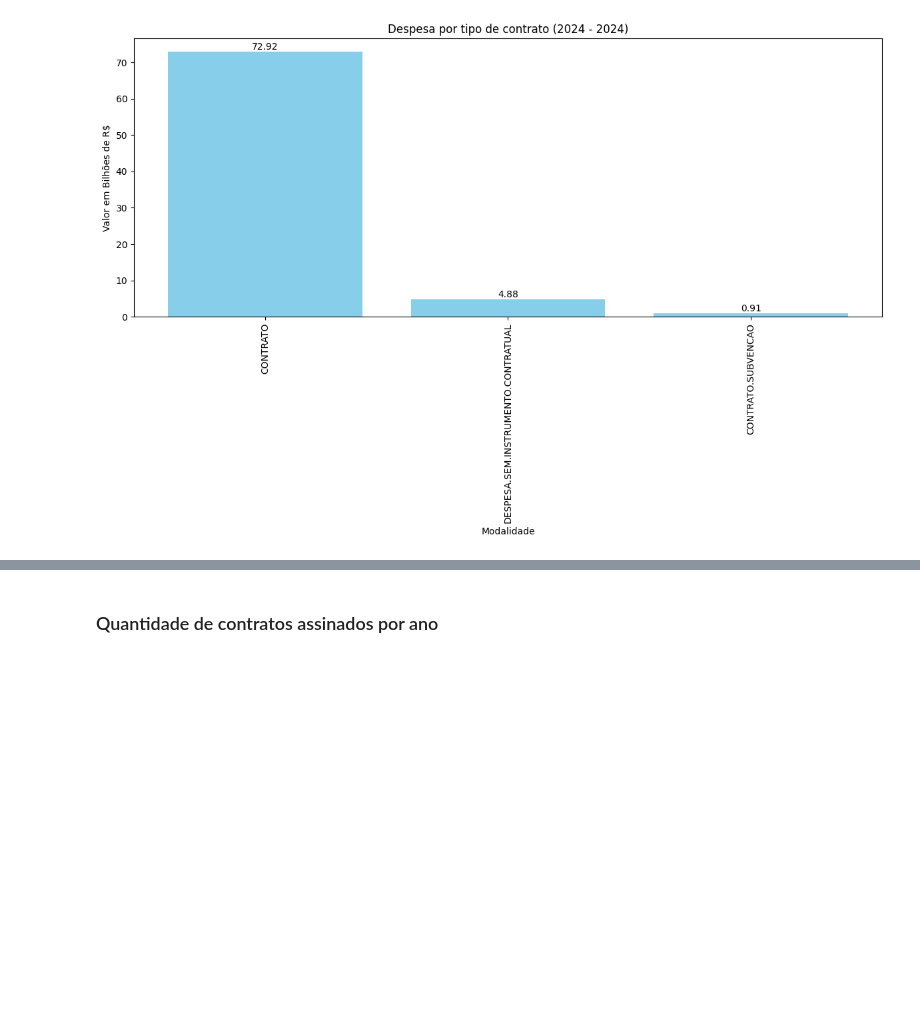
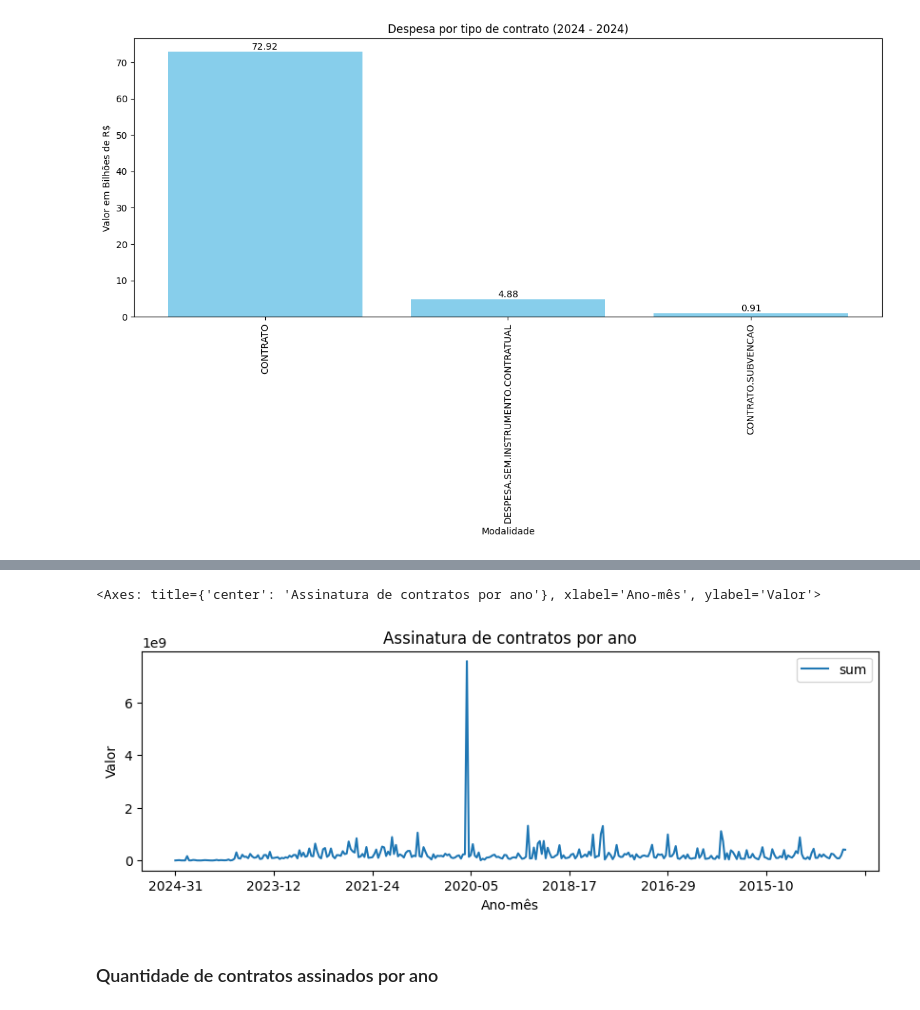
Before and after one commit to kandarpagalas/processamento-dados-api-contratos-gov-ce, a Jupyter notebook: Trabalho Processamento de dados.ipynb, the cells around one changed output, grey strips where cells are left out. Drawn from its saved outputs; the diff is of its cells as text; code cells hidden in the pictures; blank space fills up the shorter version.

```diff
--- a/Trabalho Processamento de dados.ipynb
+++ b/Trabalho Processamento de dados.ipynb
@@ -636,0 +709,15 @@ plt.show()
+# %%
+temp_df = df
+# temp_df["year"] = temp_df['data_assinatura'].dt.year
+temp_df["year-month"] = temp_df['data_assinatura'].dt.strftime('%Y-%d')
+
+# df['DOB'].dt.strftime('%m/%d/%Y')
+
+df_valor_acumulado_por_ano = temp_df.groupby("year-month", observed=True)["calculated_valor_pago"]\
+    .agg(["mean", "sum"])\
+    .reset_index()\
+    .sort_values(by="year-month", ascending=False)
+# df_valor_acumulado_por_ano
+# %%
+df_valor_acumulado_por_ano["sum_bi"] = df_valor_acumulado_por_ano["sum"] / (10**9)
+df_valor_acumulado_por_ano[["year-month", "sum_bi"]].sort_values(by="sum_bi", ascending=False).head().style.format({"sum_bi": 'R$ {:.2f}'}, na_rep='MISS', precision=2)
@@ -637,3 +731,16 @@ plt.show()
+# %%
+df_valor_acumulado_por_ano.plot(
+    kind = "line",
+    x = "year-month",
+    y = ["sum"],
+    figsize = (10,3),
+    title = "Assinatura de contratos por ano",
+    xlabel= "Ano-mês",
+    ylabel= "Valor"
+)
+# %% [output]
+<Axes: title={'center': 'Assinatura de contratos por ano'}, xlabel='Ano-mês', ylabel='Valor'>
+[figure, added]
 # %% [markdown]
 ### Quantidade de contratos assinados por ano
 # %%
```
Also changed, not shown: parts of 37 cells of this notebook, 1 other file.
